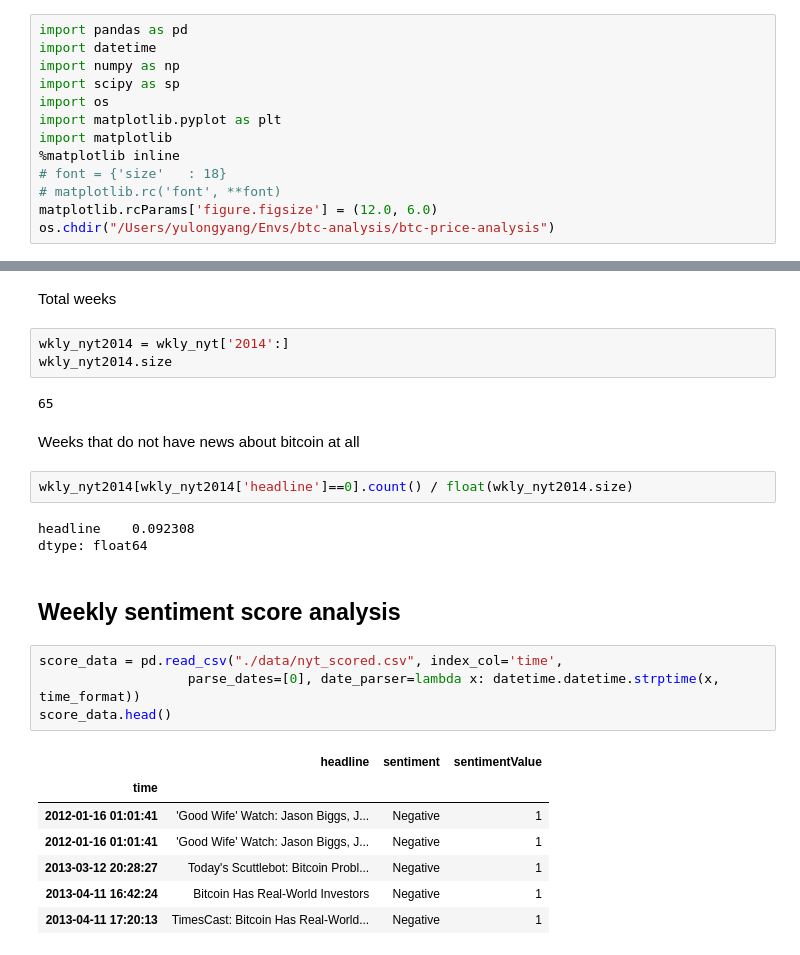
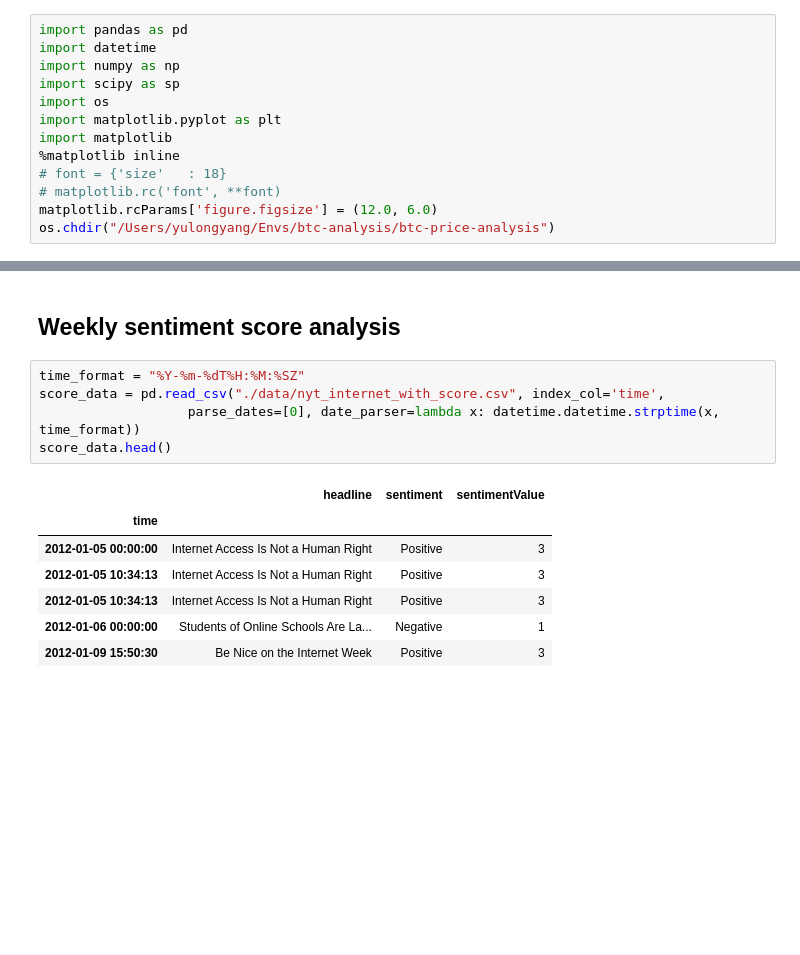
Before and after one commit to yyl/btc-price-analysis, a Jupyter notebook: notes/news_analysis.ipynb, the cells around one changed output, grey strips where cells are left out. Drawn from its saved outputs; the diff is of its cells as text; blank space fills up the shorter version.

```diff
--- a/notes/news_analysis.ipynb
+++ b/notes/news_analysis.ipynb
@@ -63,31 +14,18 @@ wkly_nyt2013.plot()
-# %% [markdown]
-Total weeks
-# %%
-wkly_nyt2014 = wkly_nyt['2014':]
-wkly_nyt2014.size
-# %% [output]
-65
-# %% [markdown]
-Weeks that do not have news about bitcoin at all
-# %%
-wkly_nyt2014[wkly_nyt2014['headline']==0].count() / float(wkly_nyt2014.size)
-# %% [output]
-headline    0.092308
-dtype: float64
 # %% [markdown]
 ## Weekly sentiment score analysis
 # %%
-score_data = pd.read_csv("./data/nyt_scored.csv", index_col='time',
+time_format = "%Y-%m-%dT%H:%M:%SZ"
+score_data = pd.read_csv("./data/nyt_internet_with_score.csv", index_col='time',
                    parse_dates=[0], date_parser=lambda x: datetime.datetime.strptime(x, time_format))
 score_data.head()
 # %% [output]
 |  | headline | sentiment | sentimentValue |
 | time |  |  |  |
-| 2012-01-16 01:01:41 | 'Good Wife' Watch: Jason Biggs, J... | Negative | 1 |
-| 2012-01-16 01:01:41 | 'Good Wife' Watch: Jason Biggs, J... | Negative | 1 |
-| 2013-03-12 20:28:27 | Today's Scuttlebot: Bitcoin Probl... | Negative | 1 |
-| 2013-04-11 16:42:24 | Bitcoin Has Real-World Investors | Negative | 1 |
-| 2013-04-11 17:20:13 | TimesCast: Bitcoin Has Real-World... | Negative | 1 |
+| 2012-01-05 00:00:00 | Internet Access Is Not a Human Right | Positive | 3 |
+| 2012-01-05 10:34:13 | Internet Access Is Not a Human Right | Positive | 3 |
+| 2012-01-05 10:34:13 | Internet Access Is Not a Human Right | Positive | 3 |
+| 2012-01-06 00:00:00 | Students of Online Schools Are La... | Negative | 1 |
+| 2012-01-09 15:50:30 | Be Nice on the Internet Week | Positive | 3 |
 # %%
 score_data.sentiment.unique()
 # %% [output]
```
Also changed, not shown: parts of 18 cells of this notebook.
